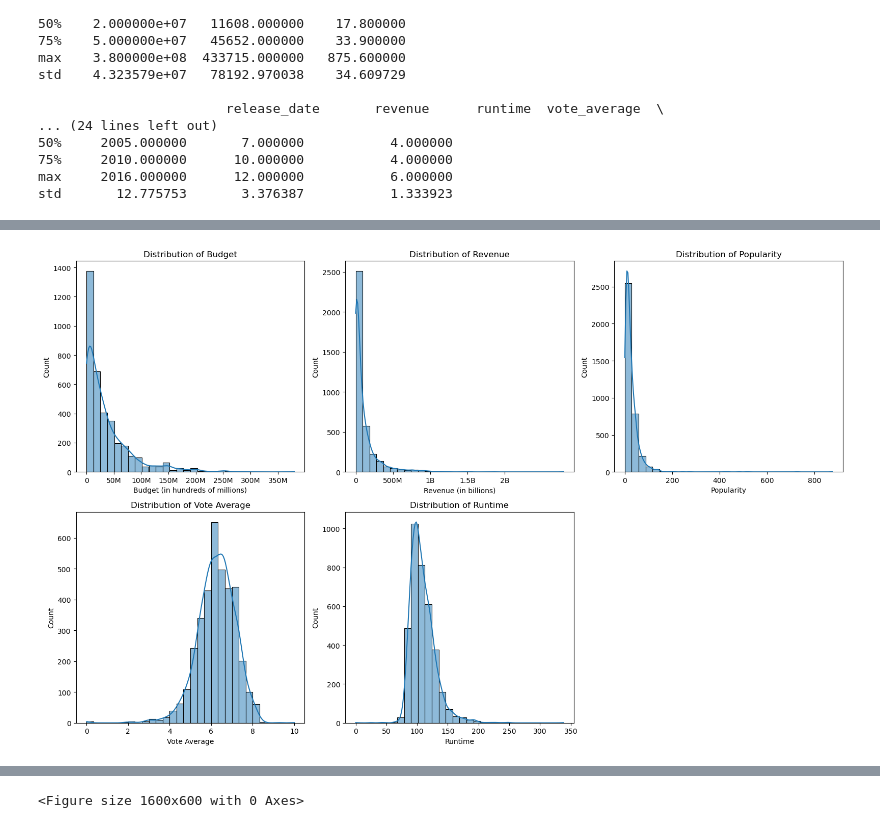
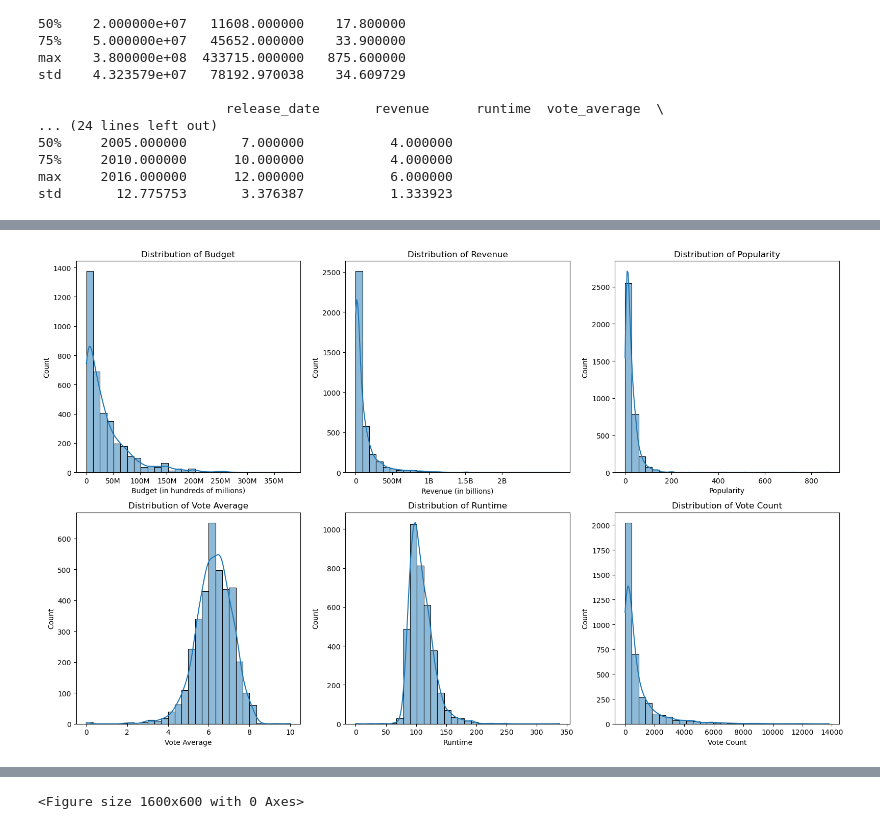
Before and after one commit to riosrose/UCB_project4_group6, a Jupyter notebook: SK_cleaned_up.ipynb, the cells around one changed output, grey strips where cells are left out. Drawn from its saved outputs; the diff is of its cells as text; code cells hidden in the pictures.

```diff
--- a/SK_cleaned_up.ipynb
+++ b/SK_cleaned_up.ipynb
@@ -424,13 +466,13 @@ cast_df = pd.DataFrame(cast_info.tolist(), columns=['movie_id', 'title', 'cast_i
 crew_df = pd.DataFrame(crew_info.tolist(), columns=['movie_id', 'title', 'crew_id', 'crew_name'])
 
 # Merge the cast and crew DataFrames on 'movie_id' and 'title'
-merged_df = pd.merge(cast_df, crew_df, on=['movie_id', 'title'], how='outer')
+cast_crew_merged_df = pd.merge(cast_df, crew_df, on=['movie_id', 'title'], how='outer')
 
 # Drop any rows with missing data (if any)
-merged_df.dropna(inplace=True)
+cast_crew_merged_df.dropna(inplace=True)
 
 # Display the first few rows of the new DataFrame
-print(merged_df.head())
+print(cast_crew_merged_df.head())
 # %% [output]
    movie_id            title  cast_id      cast_name  crew_id        crew_name
 0         5       Four Rooms   3129.0       Tim Roth   3110.0   Allison Anders
@@ -477,13 +526,12 @@ Award
 # Merge the DataFrames on the specified columns using an outer join
 merged_data = pd.merge(
     movie_metadata_df,
-    merged_df,
+    cast_crew_merged_df,
     left_on='id',         # Column from movies_metadata_df
-    right_on='movie_id',  # Column from merged_df
+    right_on='movie_id',  # Column from cast_crew_merged_df
     how='outer'           # Outer join to include all data
 )
 
 # Display the merged DataFrame
-print("Merged DataFrame:")
-merged_data.head(5) # Show the first few rows of the merged DataFrame
+merged_data.head(5)
 # %% [output]
@@ -811,31 +903,37 @@ plt.xticks([0, 50000000, 100000000, 150000000, 200000000, 250000000, 300000000,
 # Plot the distribution of Revenue with bins and formatted x-axis
 plt.subplot(2, 3, 2)
 sns.histplot(final_movies_df['revenue'], kde=True, bins=30)
 plt.title('Distribution of Revenue')
 plt.xlabel('Revenue (in billions)')
 plt.xticks([0, 500000000, 1000000000, 1500000000, 2000000000],
            ['0', '500M', '1B', '1.5B', '2B'])
 
 # Plot the distribution of Popularity
 plt.subplot(2, 3, 3)
 sns.histplot(final_movies_df['popularity'], kde=True, bins=30)
 plt.title('Distribution of Popularity')
 plt.xlabel('Popularity')
 
 # Plot the distribution of Vote Average
 plt.subplot(2, 3, 4)
 sns.histplot(final_movies_df['vote_average'], kde=True, bins=30)
 plt.title('Distribution of Vote Average')
 plt.xlabel('Vote Average')
 
 # Plot the distribution of Runtime
 plt.subplot(2, 3, 5)
 sns.histplot(final_movies_df['runtime'], kde=True, bins=30)
 plt.title('Distribution of Runtime')
 plt.xlabel('Runtime')
 
+# Plot the distribution of Vote Count
+plt.subplot(2, 3, 6)
+sns.histplot(final_movies_df['vote_count'], kde=True, bins=30)
+plt.title('Distribution of Vote Count')
+plt.xlabel('Vote Count')
+
 # Adjust layout and display all plots
 plt.tight_layout()
 plt.show()
 # %% [output]
-[figure, old version]
+[figure, new version]
```
Also changed, not shown: parts of 123 cells of this notebook.
